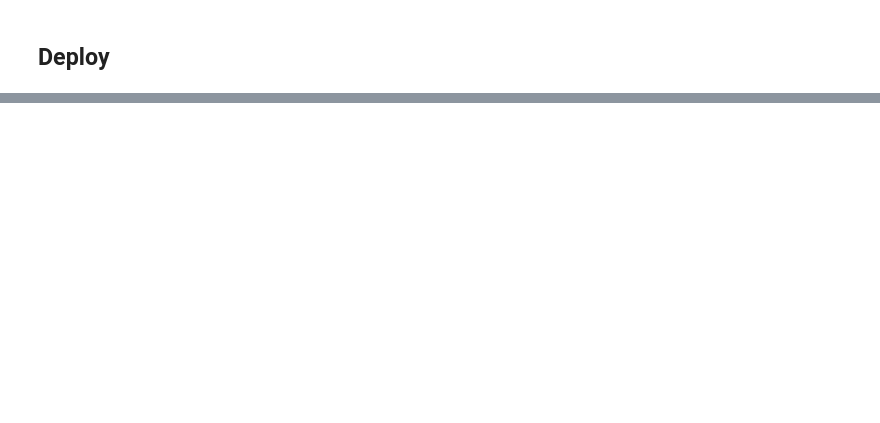
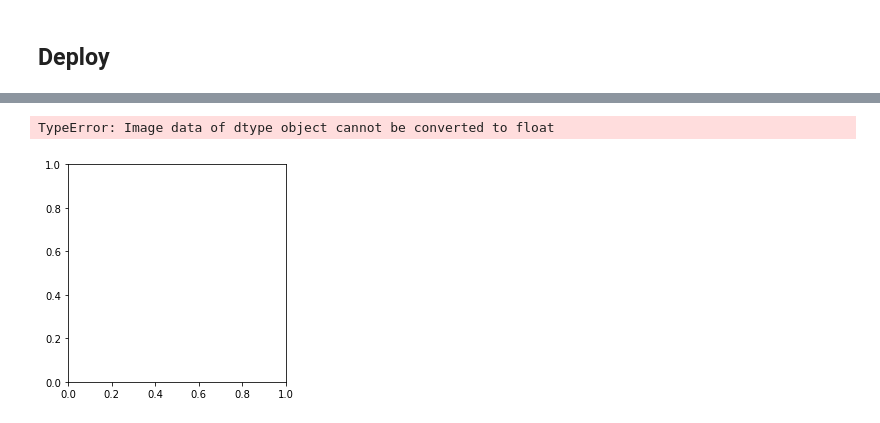
Before and after one commit to heshe/image-restoration, a Jupyter notebook: notebooks/deploy_model.ipynb, the cells around one changed output, grey strips where cells are left out. Saved outputs shown, nothing was run; the diff lists cells and outputs as text; code cells hidden in the pictures; blank space fills up the shorter version.

```diff
--- a/notebooks/deploy_model.ipynb
+++ b/notebooks/deploy_model.ipynb
@@ -114,14 +91,16 @@ import matplotlib.pyplot as plt
 x_new = torch.rand(1, 224, 224)*255
 
 # Convert the array to a serializable list in a JSON document
-input_json = json.dumps({"data": x_new})
+input_json = json.dumps({"data": x_new.tolist()})
 
 # Call the web service, passing the input data (the web service will also accept the data in binary format)
 reconstruction = service.run(input_data = input_json)
 
 # Get the predicted class - it'll be the first (and only) one.
 reconstruction = json.loads(reconstruction)
-
-%matplotlib inline
-
-type(reconstruction)
+# %%
+%matplotlib inline
+plt.imshow(reconstruction*255)
+# %% [output]
+TypeError: Image data of dtype object cannot be converted to float
+[figure, added]
```
Also changed, not shown: parts of 6 cells of this notebook, 4 other files.
